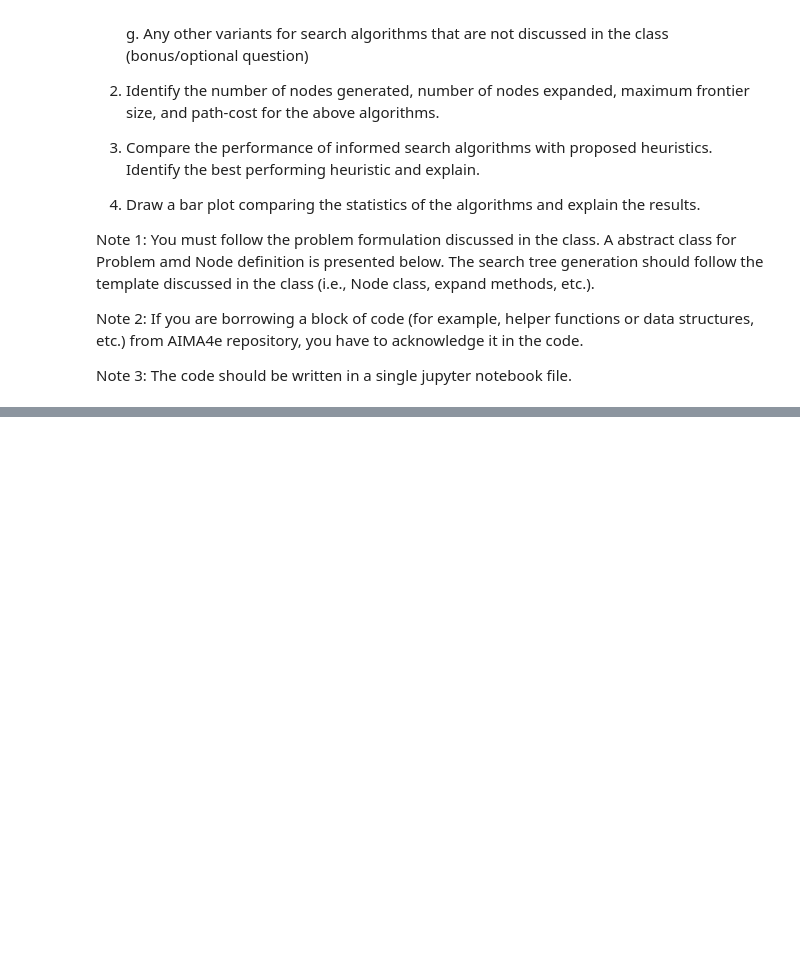
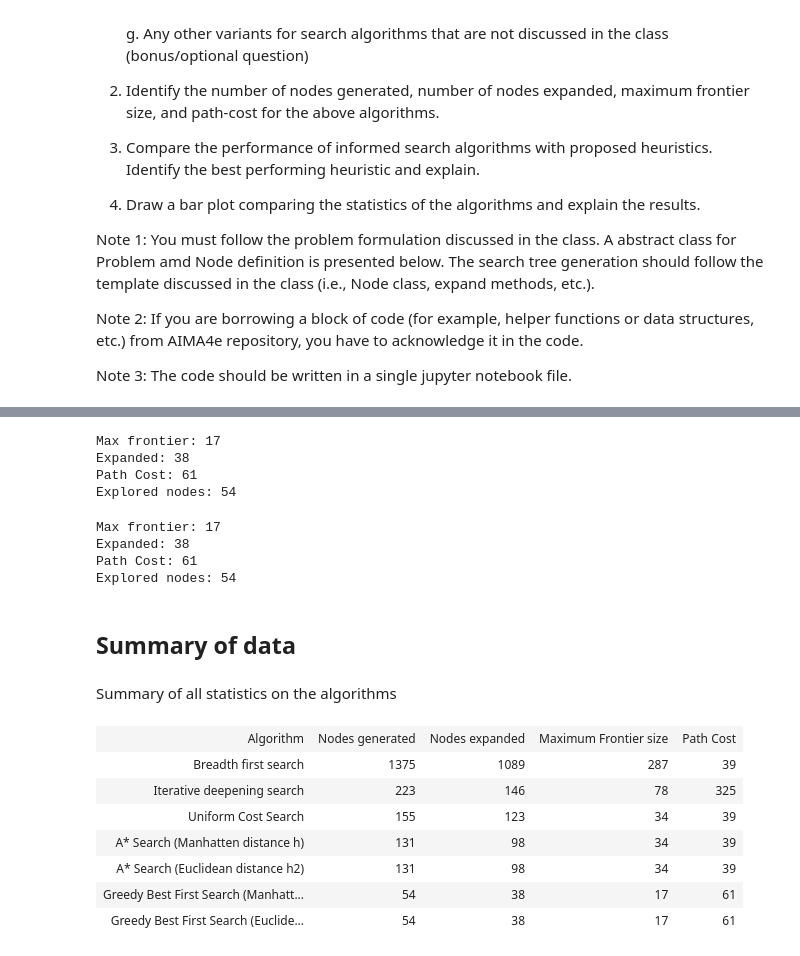
Before and after one commit to AntheaJFW/it5005-assignment-1-grp-39, a Jupyter notebook: Assignment 1 Q1-1.ipynb, the cells around one changed output, grey strips where cells are left out. Saved outputs shown, nothing was run; the diff lists cells and outputs as text; code cells hidden in the pictures; blank space fills up the shorter version.

```diff
--- a/Assignment 1 Q1-1.ipynb
+++ b/Assignment 1 Q1-1.ipynb
@@ -626,0 +752,8 @@ True
+# %%
+save_results('Greedy Best First Search (Manhatten distance h)', *gbfs_search_h_results)
+print_stats(*gbfs_search_h_results)
+# %% [output]
+Max frontier: 17
+Expanded: 38
+Path Cost: 61
+Explored nodes: 54
@@ -626,0 +762,63 @@ True
+# %%
+save_results('Greedy Best First Search (Euclidean distance h2)', *gbfs_search_h2_results)
+print_stats(*gbfs_search_h2_results)
+# %% [output]
+Max frontier: 17
+Expanded: 38
+Path Cost: 61
+Explored nodes: 54
+# %% [markdown]
+## Summary of data
+# %% [markdown]
+Summary of all statistics on the algorithms
+# %%
+from IPython.display import HTML, display
+
+def display_table(data):
+    html = "<table>"
+    for idx, row in enumerate(data):
+        html += "<tr>"
+        for field in row:
+            if not idx == 0:
+                html += f"<td>{field}</td>"
+            else:
+                html += f"<td><h4>{field}</h4></td>"
+        html += "</tr>"
+    html += "</table>"
+    display(HTML(html))
+
+def extract_data(
+    name: str,
+    entry: dict
+) -> List[str, int, int, int, int]:
+    return [name,
+           entry['explored_count'],
+           len(entry['expanded']),
+           entry['max_frontier_size'],
+           entry['solution_node'].path_cost]
+
+# Headers of table
+table = [['Algorithm',
+         'Nodes generated',
+         'Nodes expanded',
+         'Maximum Frontier size',
+         'Path Cost']]
+table.extend(
+    list(
+        map(
+            lambda x: extract_data(*x),
+            algorithm_results.items()
+        )
+    )
+)
+
+display_table(table)
+# %% [output]
+| Algorithm | Nodes generated | Nodes expanded | Maximum Frontier size | Path Cost |
+| Breadth first search | 1375 | 1089 | 287 | 39 |
+| Iterative deepening search | 223 | 146 | 78 | 325 |
+| Uniform Cost Search | 155 | 123 | 34 | 39 |
+| A* Search (Manhatten distance h) | 131 | 98 | 34 | 39 |
+| A* Search (Euclidean distance h2) | 131 | 98 | 34 | 39 |
+| Greedy Best First Search (Manhatt... | 54 | 38 | 17 | 61 |
+| Greedy Best First Search (Euclide... | 54 | 38 | 17 | 61 |
```
Also changed, not shown: parts of 89 cells of this notebook, 1 other file.
